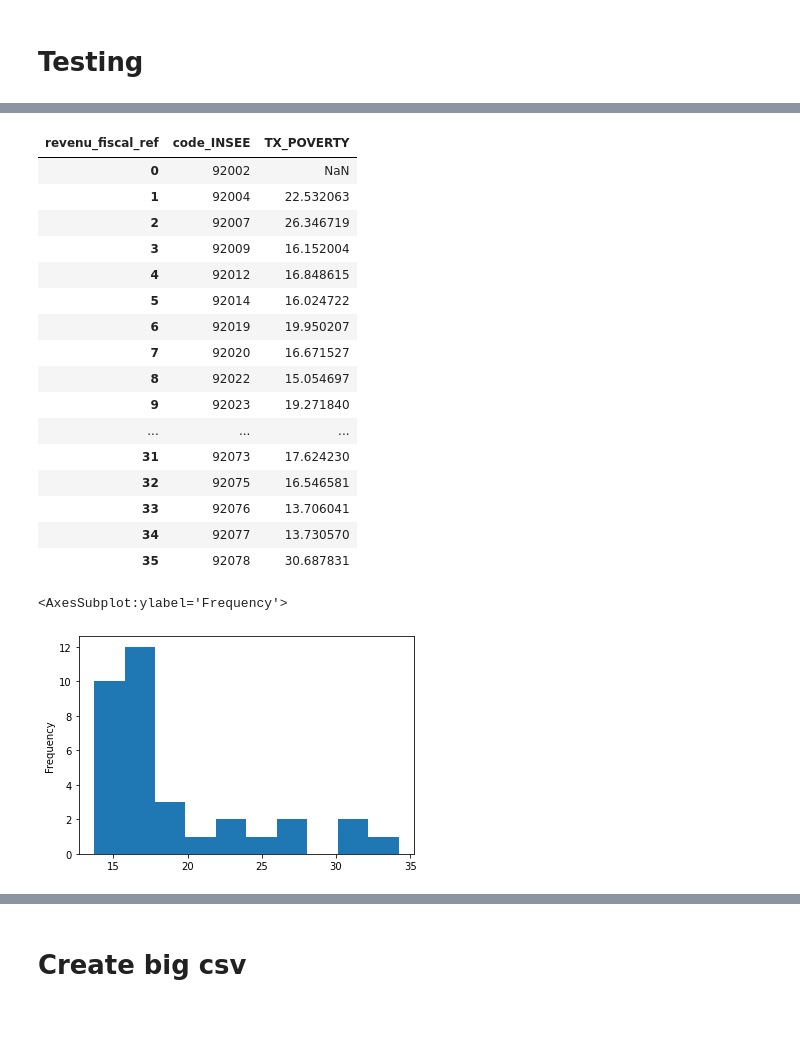
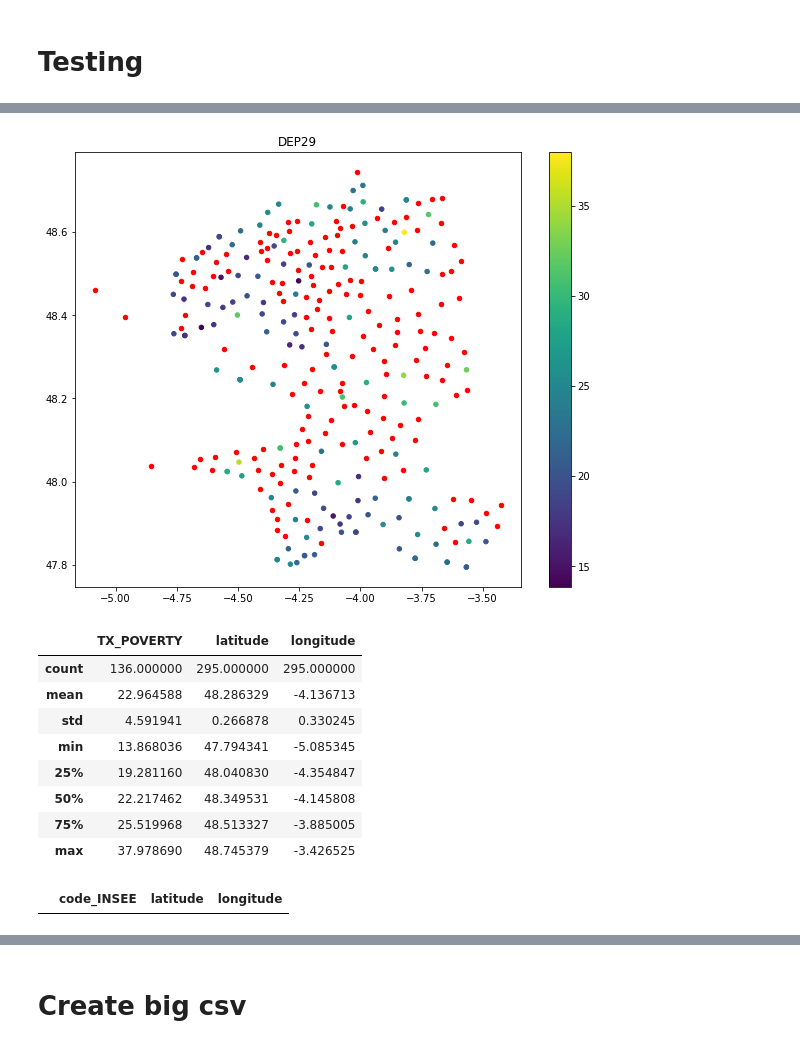
Before and after one commit to dataforgoodfr/batch8_mednum, a Jupyter notebook: notebooks/Getting_data_poverty.ipynb, the cells around one changed output, grey strips where cells are left out. Drawn from its saved outputs; the diff is of its cells as text; code cells hidden in the pictures; blank space fills up the shorter version.

```diff
--- a/notebooks/Getting_data_poverty.ipynb
+++ b/notebooks/Getting_data_poverty.ipynb
@@ -154,25 +231,28 @@ df.describe()
-# %%
-df
-# %% [output]
-| revenu_fiscal_ref | code_INSEE | TX_POVERTY |
-| 0 | 92002 | NaN |
-| 1 | 92004 | 22.532063 |
-| 2 | 92007 | 26.346719 |
-| 3 | 92009 | 16.152004 |
-| 4 | 92012 | 16.848615 |
-| 5 | 92014 | 16.024722 |
-| 6 | 92019 | 19.950207 |
-| 7 | 92020 | 16.671527 |
-| 8 | 92022 | 15.054697 |
-| 9 | 92023 | 19.271840 |
-| ... | ... | ... |
-| 31 | 92073 | 17.624230 |
-| 32 | 92075 | 16.546581 |
-| 33 | 92076 | 13.706041 |
-| 34 | 92077 | 13.730570 |
-| 35 | 92078 | 30.687831 |
-# %%
-df['TX_POVERTY'].plot.hist()
-# %% [output]
-<AxesSubplot:ylabel='Frequency'>
-[figure, removed]
+# %%
+data = pd.merge(get_data(list_files[70]),data_gps,on='code_INSEE')
+
+fig, ax = plt.subplots(figsize = (10,8))
+index = data.TX_POVERTY.isna()
+ax.scatter(data.longitude[index], data.latitude[index], c='r', s=20)
+sc = ax.scatter(data.longitude[-index], data.latitude[-index], c=data.TX_POVERTY[-index], s=20)
+plt.title('DEP29')
+fig.colorbar(sc)
+plt.show()
+# %% [output]
+[figure, added]
+# %%
+data.describe()
+# %% [output]
+|  | TX_POVERTY | latitude | longitude |
+| count | 136.000000 | 295.000000 | 295.000000 |
+| mean | 22.964588 | 48.286329 | -4.136713 |
+| std | 4.591941 | 0.266878 | 0.330245 |
+| min | 13.868036 | 47.794341 | -5.085345 |
+| 25% | 19.281160 | 48.040830 | -4.354847 |
+| 50% | 22.217462 | 48.349531 | -4.145808 |
+| 75% | 25.519968 | 48.513327 | -3.885005 |
+| max | 37.978690 | 48.745379 | -3.426525 |
+# %%
+data_gps.loc[data_gps['code_INSEE'] == '75010']
+# %% [output]
+|  | code_INSEE | latitude | longitude |
```
Also changed, not shown: parts of 38 cells of this notebook, 2 other files.
